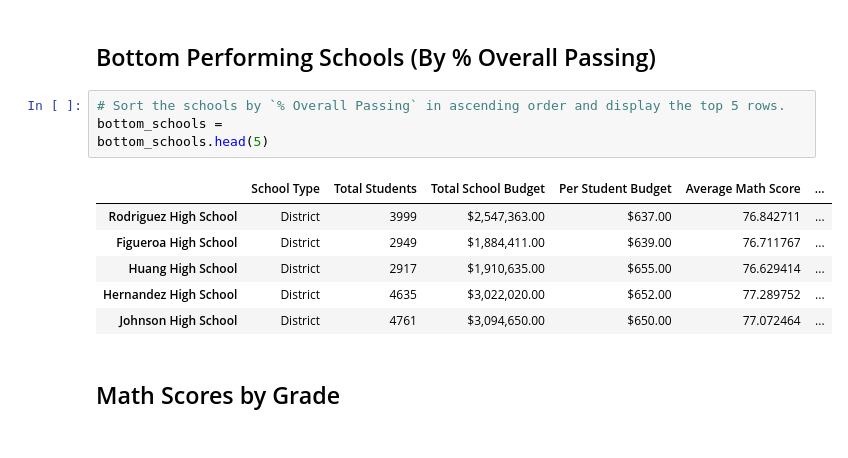
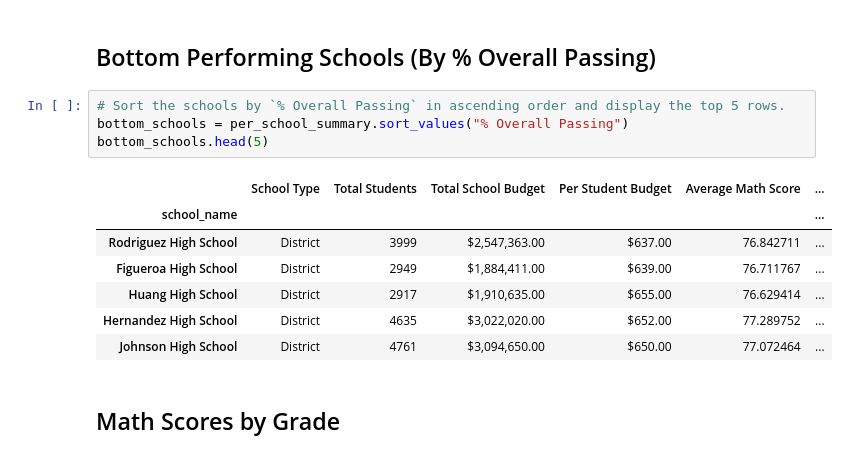
Before and after one commit to aglantzrbc/pandas-challenge, a Jupyter notebook: PyCitySchools/PyCitySchools.ipynb, the cells around one changed output. Drawn from its saved outputs; the diff is of its cells as text.

```diff
--- a/PyCitySchools/PyCitySchools.ipynb
+++ b/PyCitySchools/PyCitySchools.ipynb
@@ -353,10 +353,11 @@ top_schools.head(5)
 ## Bottom Performing Schools (By % Overall Passing)
 # %%
 # Sort the schools by `% Overall Passing` in ascending order and display the top 5 rows.
-bottom_schools =
+bottom_schools = per_school_summary.sort_values("% Overall Passing")
 bottom_schools.head(5)
 # %% [output]
 |  | School Type | Total Students | Total School Budget | Per Student Budget | Average Math Score | ... |
+| school_name |  |  |  |  |  | ... |
 | Rodriguez High School | District | 3999 | $2,547,363.00 | $637.00 | 76.842711 | ... |
 | Figueroa High School | District | 2949 | $1,884,411.00 | $639.00 | 76.711767 | ... |
 | Huang High School | District | 2917 | $1,910,635.00 | $655.00 | 76.629414 | ... |
```
Also changed, not shown: parts of 7 cells of this notebook, 1 other file.
